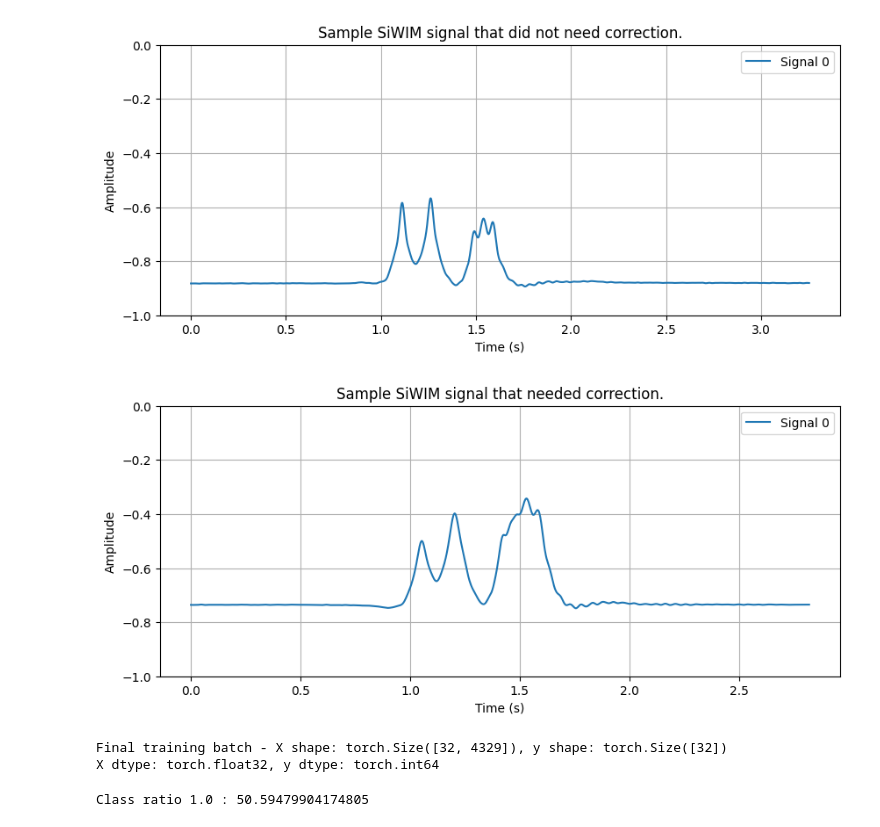
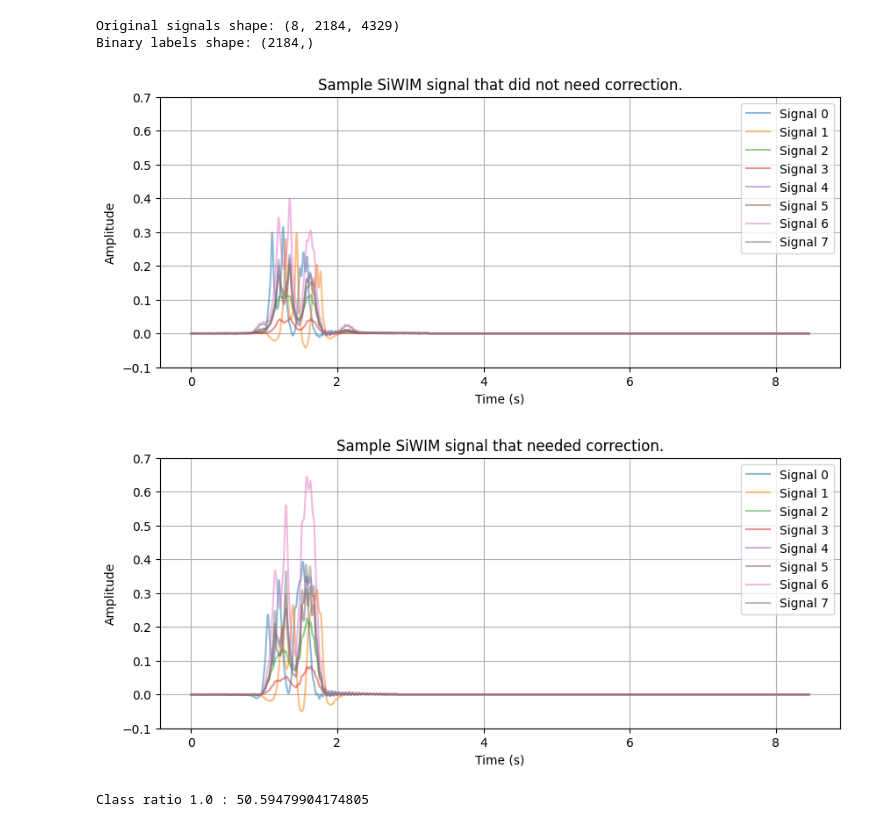
Before and after one commit to MartinKonecnik/magistrska, a Jupyter notebook: main.ipynb, the cells around one changed output. Cells and saved outputs as stored; diff of their text form; code cells hidden in the pictures.

Commit message:
Attempt at using all 8 channels

```diff
--- a/main.ipynb
+++ b/main.ipynb
@@ -15,5 +15,6 @@ with open('conf.toml', 'rb') as f:
     conf = tomllib.load(f)
 
 EVENTS_PATH = Path().home() / conf['data_dir'] / 'prepared'
-INDEX = conf['channel']
+FIRST_CHANNEL = conf['first_channel']
+LAST_CHANNEL = conf['last_channel']
 # %%
@@ -50,26 +95,44 @@ Binary labels shape: (61501,)
+# %%
+samples = random.sample(range(len(unaltered[0])), num_samples)  # Get a list of 1000 random unaltered samples.
+signals = np.hstack((np.empty((num_signals, num_samples, max_length)), corrected))
+count = 0
+for i in samples:
+    for s in range(num_signals):
+        signals[s][count] = unaltered[s][i]
+    count += 1
+
+binary_labels = np.array([0] * num_samples + [1] * num_samples)
+
+print(f'Original signals shape: {signals.shape}')
+print(f'Binary labels shape: {binary_labels.shape}')  # Must be 1D.
+# %% [output]
+Original signals shape: (8, 2184, 4329)
+Binary labels shape: (2184,)
 # %%
 # Sample signal
 import matplotlib.pyplot as plt
 
 plt.figure(figsize=(10, 4))
-plt.plot(np.arange(len(signals_unaltered[0])) / 512, signals_unaltered[0], label=f'Signal {INDEX}')
+for i in range(num_signals):
+    plt.plot(np.arange(max_length) / 512, unaltered[i][0], label=f'Signal {i}', alpha=0.5)
 plt.title('Sample SiWIM signal that did not need correction.')
 plt.xlabel('Time (s)')
 plt.ylabel('Amplitude')
-plt.ylim(-1, 0)
+plt.ylim(-0.1, 0.7)
 plt.grid(True)
 plt.legend()
 plt.show()
 
 plt.figure(figsize=(10, 4))
-plt.plot(np.arange(len(signals_corrected[2])) / 512, signals_corrected[2], label=f'Signal {INDEX}')
+for i in range(num_signals):
+    plt.plot(np.arange(max_length) / 512, corrected[i][2], label=f'Signal {i}', alpha=0.5)
 plt.title('Sample SiWIM signal that needed correction.')
 plt.xlabel('Time (s)')
 plt.ylabel('Amplitude')
-plt.ylim(-1, 0)
+plt.ylim(-0.1, 0.7)
 plt.grid(True)
 plt.legend()
 plt.show()
 # %% [output]
-[figure, old version]
+[figure, new version]
-[figure, old version]
+[figure, new version]
@@ -79,13 +139,21 @@ X_train, X_val, y_train, y_val = train_test_split(signals, binary_labels, test_s
 # %%
-# Convert numpy arrays to PyTorch tensors
-X_train_tensor = torch.from_numpy(X_train).float()  # float32 for features
-y_train_tensor = torch.from_numpy(y_train).long()  # int64 for labels
-X_val_tensor = torch.from_numpy(X_val).float()
-y_val_tensor = torch.from_numpy(y_val).long()
+# Generate indices and split them (stratified by labels)
+transposed_signals = np.transpose(signals, (1, 0, 2))
+train_idx, val_idx = train_test_split(
+    np.transpose(signals, (1, 0, 2)),
+    test_size=0.2,  # 20% test size
+    stratify=binary_labels  # Maintain class balance
+)
 
-# Create TensorDatasets
-train_dataset = TensorDataset(X_train_tensor, y_train_tensor)
-val_dataset = TensorDataset(X_val_tensor, y_val_tensor)
+X_tensor = torch.from_numpy(transposed_signals)
+y_tensor = torch.from_numpy(binary_labels)
+
+# Create dataset
+full_dataset = TensorDataset(X_tensor, y_tensor)
+
+# Create train/test datasets using the indices we split earlier
+train_dataset = torch.utils.data.Subset(full_dataset, train_idx)
+val_dataset = torch.utils.data.Subset(full_dataset, val_idx)
 
 # Prepare DataLoaders
 batch_size = 32
@@ -108,9 +176,6 @@ val_loader = DataLoader(
 sample_X, sample_y = next(iter(train_loader))
 print(f'Final training batch - X shape: {sample_X.shape}, y shape: {sample_y.shape}')
 print(f'X dtype: {sample_X.dtype}, y dtype: {sample_y.dtype}')  # Should be float32 and int.
-# %% [output]
-Final training batch - X shape: torch.Size([32, 4329]), y shape: torch.Size([32])
-X dtype: torch.float32, y dtype: torch.int64
 # %%
 # Initialize model, loss function and optimizer.
 from classifier import BinaryClassifier
```
Also changed, not shown: parts of 3 cells of this notebook, 1 other file.
